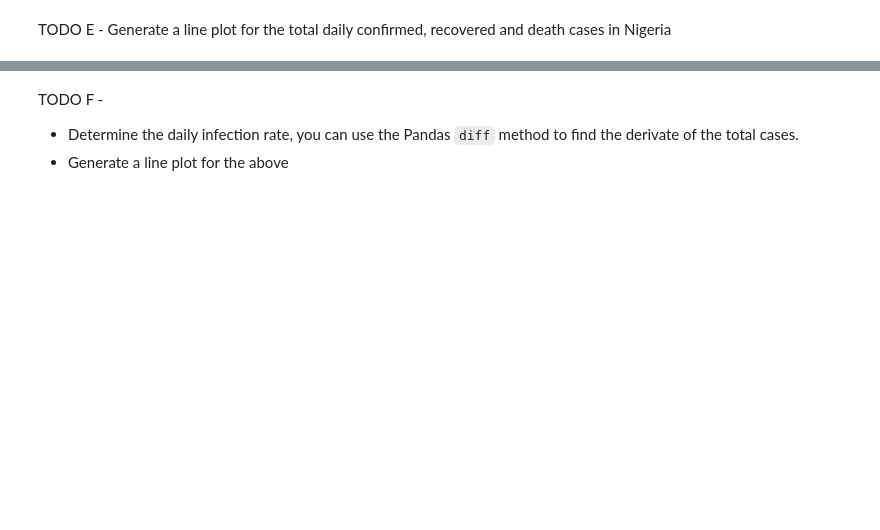
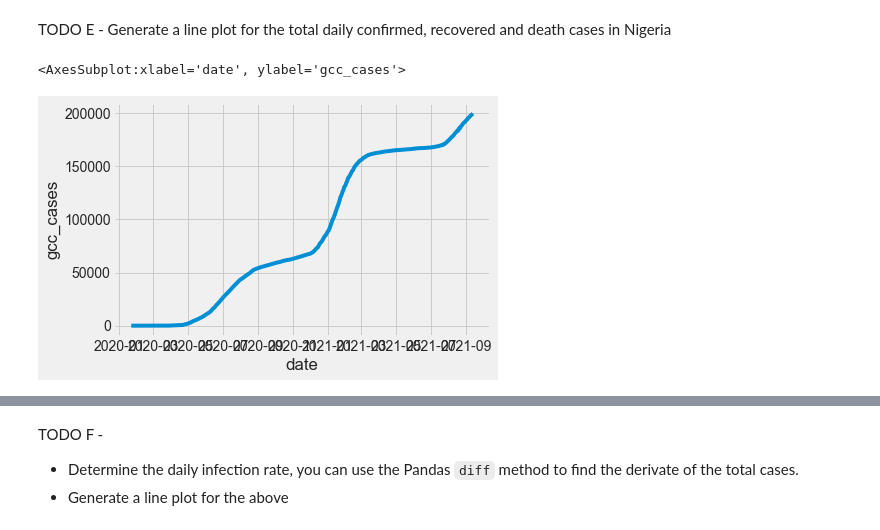
Before and after one commit to geoafrikana/Nigeria-COVID-19-Data-Analysis-Using-Python, a Jupyter notebook: covidproject.ipynb, the cells around one changed output, grey strips where cells are left out. Saved outputs shown, nothing was run; the diff lists cells and outputs as text; code cells hidden in the pictures; blank space fills up the shorter version.

```diff
--- a/covidproject.ipynb
+++ b/covidproject.ipynb
@@ -363,2 +386,17 @@ budget_data.describe()
 # %% [markdown]
 TODO B - Get a Pandas DataFrame for Daily Confirmed Cases in Nigeria. Columns are Date and Cases
+# %%
+# Extract Daily Confirmed Cases in Nigeria
+gcc = dataframes['gcc']
+gcc_ng = gcc.loc[gcc['Country/Region']=='Nigeria']
+# Tidy the dataframe from wide data to long data
+gcc_melt = pd.melt(gcc_ng,
+        id_vars=["Province/State","Country/Region","Lat","Long"],
+        var_name="date", value_name="cases")
+
+# Cast the date column to correct Pandas type
+gcc_melt['date'] = pd.to_datetime(gcc_melt['date'])
+# %%
+#Change column name of gcc cases
+gcc_melt['gcc_cases'] = gcc_melt.cases
+gcc_melt.tail()
@@ -380,2 +536,8 @@ TODO D - Plot the top 10 Death cases
 # %% [markdown]
 TODO E - Generate a line plot for the total daily confirmed, recovered and death cases in Nigeria
+# %%
+gcc_melt.head()
+sns.lineplot(x='date', y='gcc_cases', data=gcc_melt)
+# %% [output]
+<AxesSubplot:xlabel='date', ylabel='gcc_cases'>
+[figure, added]
```
Also changed, not shown: parts of 40 cells of this notebook, 32 other files.
